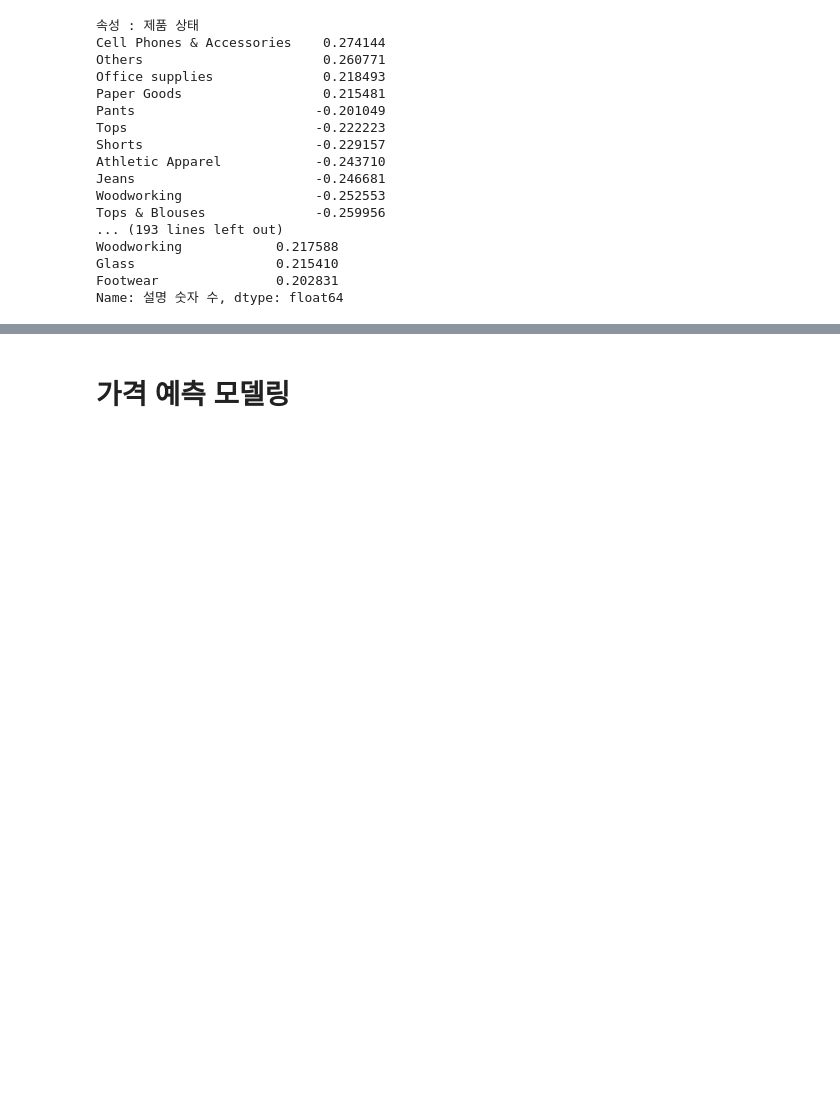
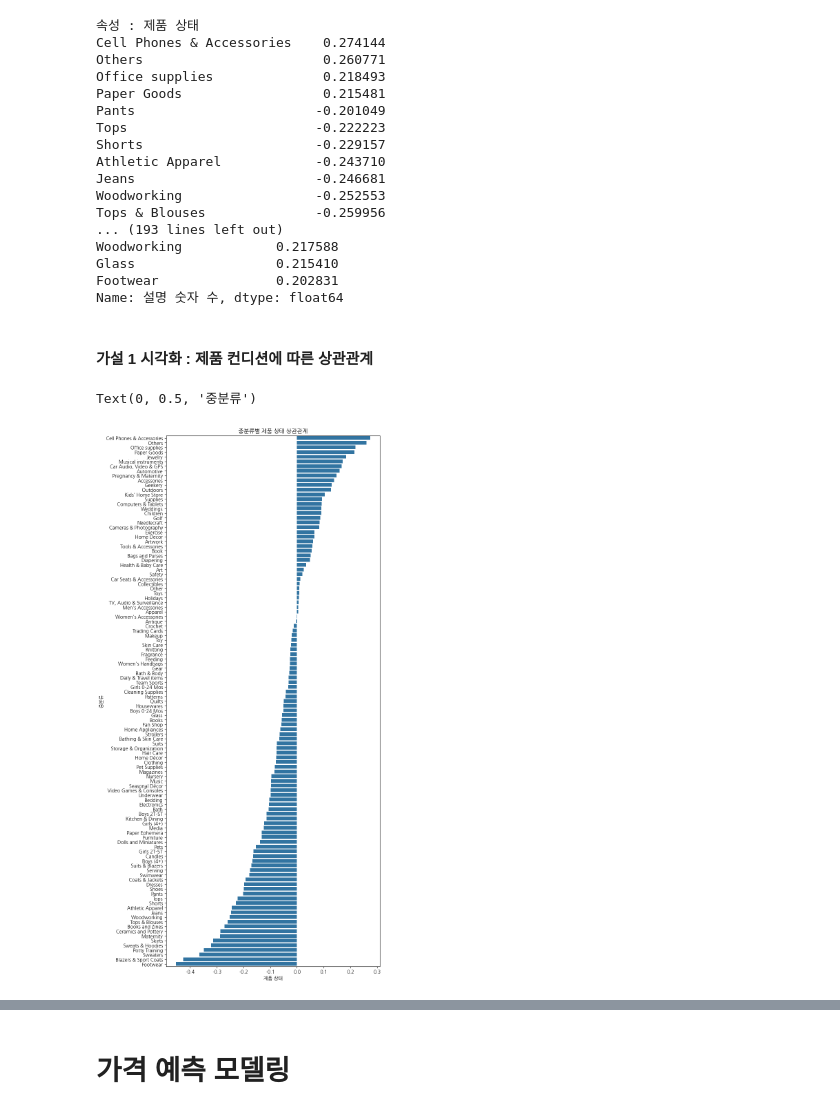
Before and after one commit to S-HNJN/first-repository, a Jupyter notebook: Mercari.ipynb, the cells around one changed output, grey strips where cells are left out. Saved outputs shown, nothing was run; the diff lists cells and outputs as text; code cells hidden in the pictures; blank space fills up the shorter version.

```diff
--- a/Mercari.ipynb
+++ b/Mercari.ipynb
@@ -1003,10 +1048,12 @@ Index(['가격', '제품 상태', '배송 판매자 부담', '카테고리 결
 # %%
-for i in ['제품 상태', '배송 판매자 부담', '카테고리 결측', '브랜드 결측', '설명 결측', '이름 글자 수',
+corr_dict={}
+for i,j in enumerate(['제품 상태', '배송 판매자 부담', '카테고리 결측', '브랜드 결측', '설명 결측', '이름 글자 수',
        '이름 단어 수', '이름 특수기호', '이름 특수기호 수', '이름 숫자', '이름 숫자 수', '이름 가격',
        '카테고리 수', '설명 글자 수', '설명 단어 수', '설명 가격', '설명 특수기호', '설명 특수기호 수',
-       '설명 숫자', '설명 숫자 수']:
-    print(f'\n속성 : {i}')
-    print(corr_df[corr_df[i].apply(abs)>=0.2][i].sort_values(ascending=False))
+       '설명 숫자', '설명 숫자 수']):
+    print(f'\n속성 : {j}')
+    print(corr_df_T[corr_df_T[j].apply(abs)>=0.2][j].sort_values(ascending=False))
+    corr_dict[j] = corr_df_T[j].sort_values(ascending=False)
 # %% [output]
 속성 : 제품 상태
 Cell Phones & Accessories    0.274144
@@ -1025,3 +1072,16 @@ Woodworking            0.217588
 Glass                  0.215410
 Footwear               0.202831
 Name: 설명 숫자 수, dtype: float64
+# %% [markdown]
+#### 가설 1 시각화 : 제품 컨디션에 따른 상관관계
+# %%
+cate2_corr_cond=pd.DataFrame(corr_dict['제품 상태'])
+cate2_corr_brand=pd.DataFrame(corr_dict['브랜드 결측'])
+cate2_corr_desc=pd.DataFrame(corr_dict['설명 글자 수'])
+plt.figure(figsize=(8,20))
+sns.barplot(cate2_corr_cond,x='제품 상태',y=cate2_corr_cond['제품 상태'].index)
+plt.title('중분류별 제품 상태 상관관계')
+plt.ylabel('중분류')
+# %% [output]
+Text(0, 0.5, '중분류')
+[figure, added]
```
Also changed, not shown: parts of 33 cells of this notebook.
